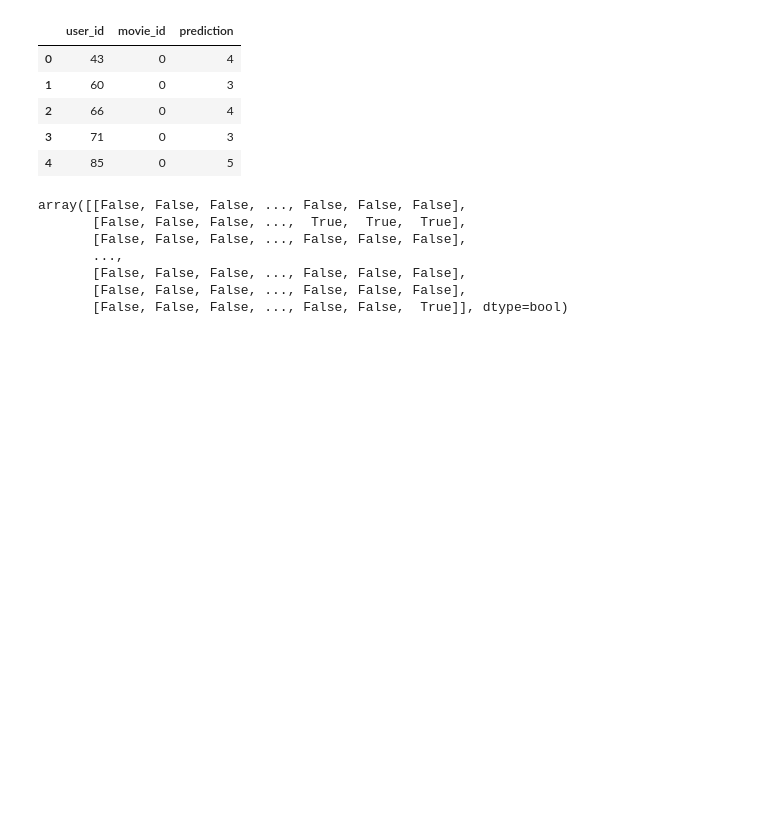
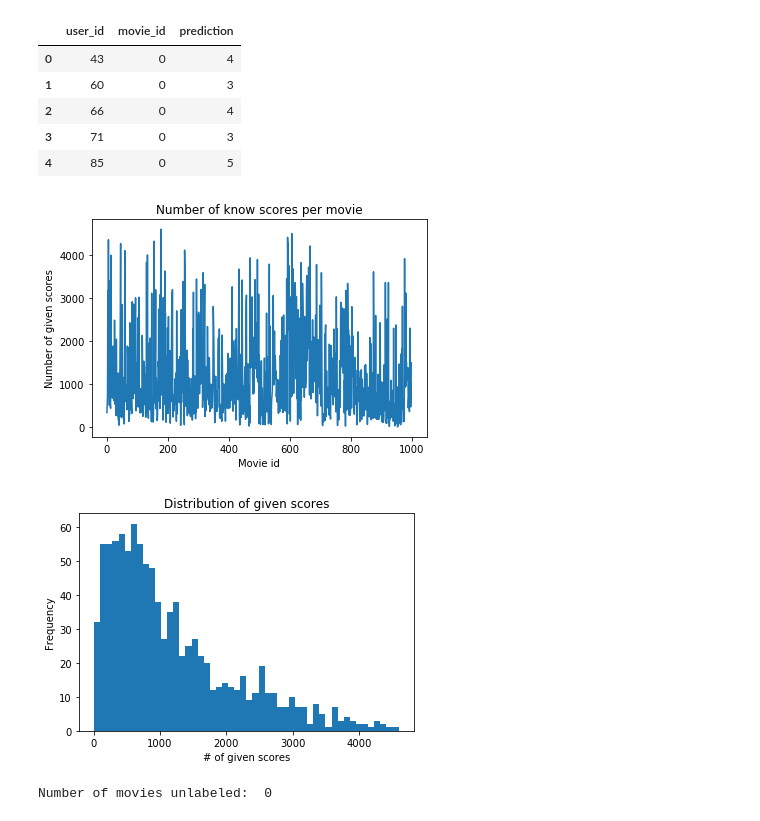
Before and after one commit to brunowicht/ML-Projects-2018, a Jupyter notebook: project2/ALS_full_pass.ipynb, the cells around one changed output. Saved outputs shown, nothing was run; the diff lists cells and outputs as text; code cells hidden in the pictures; blank space fills up the shorter version.

Commit message:
information on label distribution

```diff
--- a/project2/ALS_full_pass.ipynb
+++ b/project2/ALS_full_pass.ipynb
@@ -35,13 +35,3 @@ table=pd.pivot_table(dataset,values='prediction',index=['user_id'],columns=['mov
 matrix=table.fillna(0).values
 # %%
 label_positions=np.logical_not(matrix==0)
-# %%
-label_positions
-# %% [output]
-array([[False, False, False, ..., False, False, False],
-       [False, False, False, ...,  True,  True,  True],
-       [False, False, False, ..., False, False, False],
-       ...,
-       [False, False, False, ..., False, False, False],
-       [False, False, False, ..., False, False, False],
-       [False, False, False, ..., False, False,  True]], dtype=bool)
@@ -49,0 +38,18 @@ def ALS_one_pass():
+# %%
+existing_labels=np.sum(label_positions, axis=0)
+# %%
+plt.plot(existing_labels)
+plt.title('Number of know scores per movie')
+plt.xlabel('Movie id')
+plt.ylabel('Number of given scores')
+plt.show()
+plt.hist(existing_labels,bins=50)
+plt.title('Distribution of given scores')
+plt.xlabel('# of given scores')
+plt.ylabel('Frequency')
+plt.show()
+print('Number of movies unlabeled: ', np.sum(existing_labels==0))
+# %% [output]
+[figure, added]
+[figure, added]
+Number of movies unlabeled:  0
```
Also changed, not shown: parts of 2 cells of this notebook.
